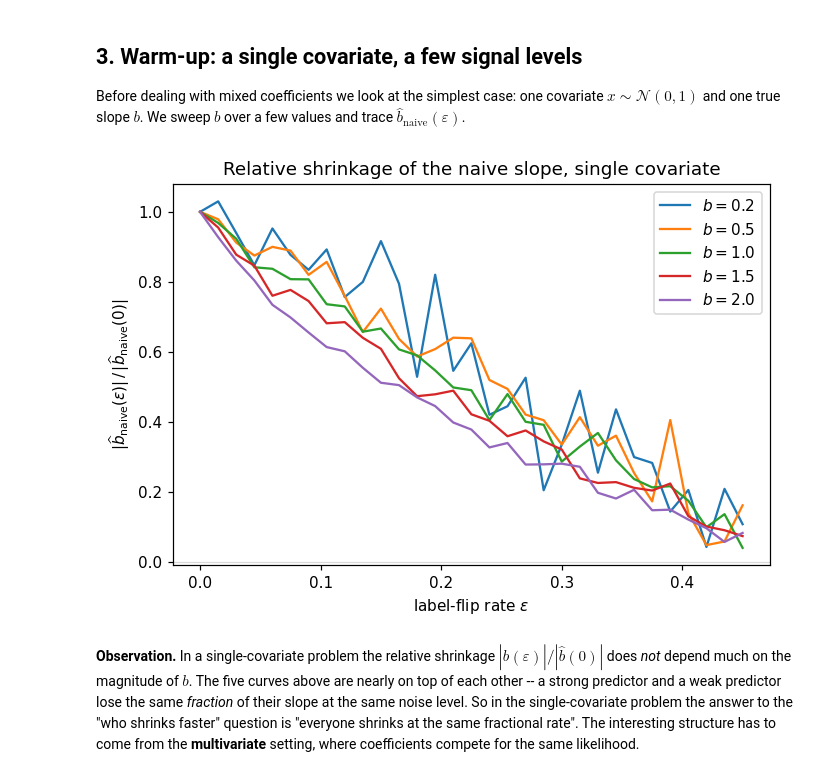
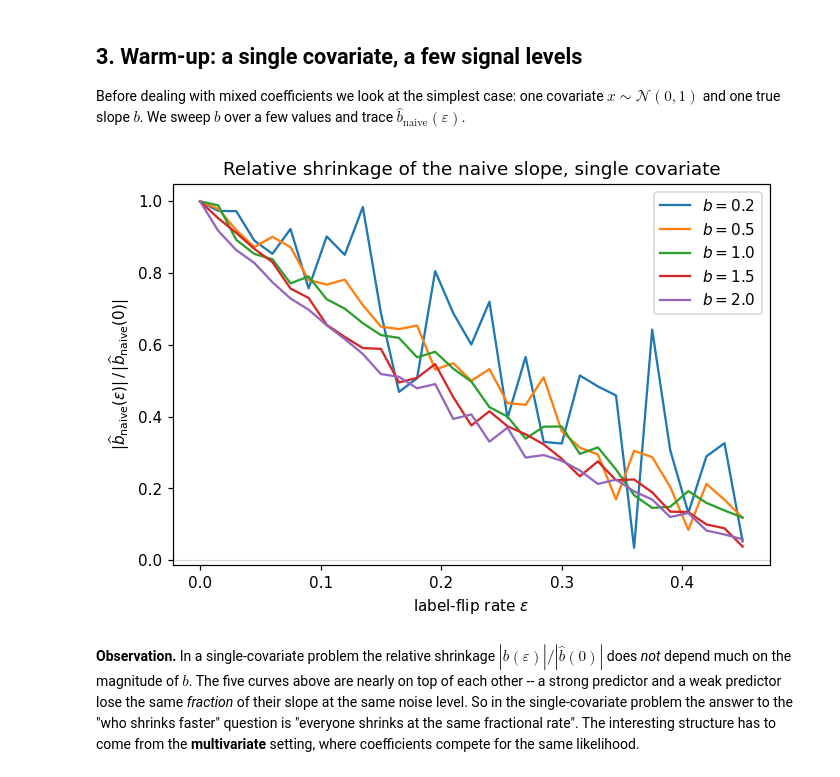
Before and after one commit to Bror1n/STK-MAT2011, a Jupyter notebook: shrinkage_vs_importance.ipynb, the cells around one changed output. Saved outputs shown, nothing was run; the diff lists cells and outputs as text; code cells hidden in the pictures.

```diff
--- a/shrinkage_vs_importance.ipynb
+++ b/shrinkage_vs_importance.ipynb
@@ -27,11 +27,15 @@ Monte-Carlo estimates.
 # %%
 import numpy as np
 import matplotlib.pyplot as plt
-from scipy.special import expit
 from scipy.stats import norm
 import statsmodels.api as sm
 from sklearn.datasets import load_breast_cancer
 from sklearn.model_selection import train_test_split
+
+# Shared corrected-MLE machinery; SEED = 6114.
+from helper_functions.corrected_mle import (
+    SEED, H, fit_naive, flip_labels,
+)
 
 import warnings
 warnings.filterwarnings("ignore")
@@ -39,26 +43,7 @@ warnings.filterwarnings("ignore")
 plt.rcParams["figure.dpi"] = 110
 plt.rcParams["savefig.bbox"] = "tight"
 
-SEED = 2026
 rng_global = np.random.default_rng(SEED)
-
-
-def H(u): return expit(u)
-
-
-def fit_naive(X, y):
-    # Standard logistic regression on (X, y), returns (params, se, pvalues).
-    Xd = sm.add_constant(X, has_constant="add")
-    res = sm.GLM(y, Xd, family=sm.families.Binomial()).fit(disp=0)
-    return np.asarray(res.params), np.asarray(res.bse), np.asarray(res.pvalues)
-
-
-def flip_labels(y, eps, rng):
-    # Symmetric label flip: each y_i is flipped with prob eps.
-    flip = rng.uniform(size=len(y)) < eps
-    yh = y.copy()
-    yh[flip] = 1 - yh[flip]
-    return yh
 # %% [markdown]
 ## 2. The mechanism: why naive coefficients shrink
 
@@ -91,31 +76,31 @@ over a few values and trace $\widehat b_{\text{naive}}(\varepsilon)$.
 # %%
 n = 4000
 b_levels = [0.2, 0.5, 1.0, 1.5, 2.0]
 eps_grid = np.linspace(0.0, 0.45, 31)
 
 fig, ax = plt.subplots(figsize=(7, 4.5))
 
 for b in b_levels:
     rng = np.random.default_rng(SEED + int(b * 100))
     x = rng.standard_normal(n)
     y = rng.binomial(1, H(b * x))
     bhat = []
     for eps in eps_grid:
-        yh = flip_labels(y, eps, rng)
+        yh = flip_labels(y, eps, rng=rng)
         params, _, _ = fit_naive(x.reshape(-1, 1), yh)
         bhat.append(params[1])  # slope (params[0] is intercept)
     bhat = np.asarray(bhat)
     # plot |b_hat(eps)| / |b_hat(0)| -- relative shrinkage
     ax.plot(eps_grid, np.abs(bhat) / np.abs(bhat[0]), label=f"$b={b}$")
 
 ax.axhline(0, color="0.85", lw=0.8)
 ax.set_xlabel(r"label-flip rate $\varepsilon$")
 ax.set_ylabel(r"$|\widehat b_{\mathrm{naive}}(\varepsilon)|\,/\,|\widehat b_{\mathrm{naive}}(0)|$")
 ax.set_title("Relative shrinkage of the naive slope, single covariate")
 ax.legend()
 plt.show()
 # %% [output]
-[figure, old version]
+[figure, new version]
 # %% [markdown]
 **Observation.** In a single-covariate problem the relative shrinkage
 $|\widehat b(\varepsilon)| / |\widehat b(0)|$ does *not* depend much on the magnitude of
```
Also changed, not shown: parts of 10 cells of this notebook, 11 other files.
